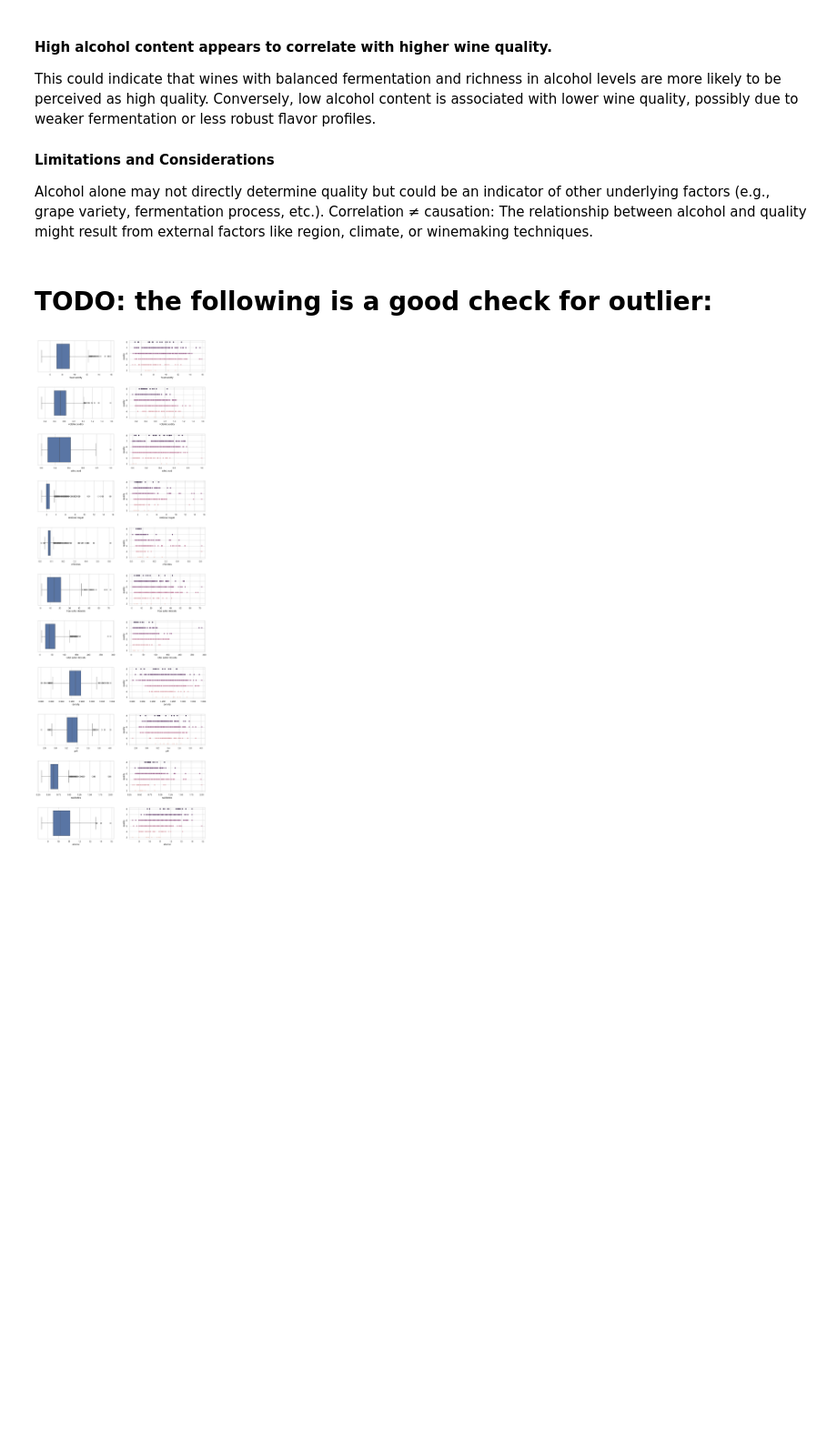
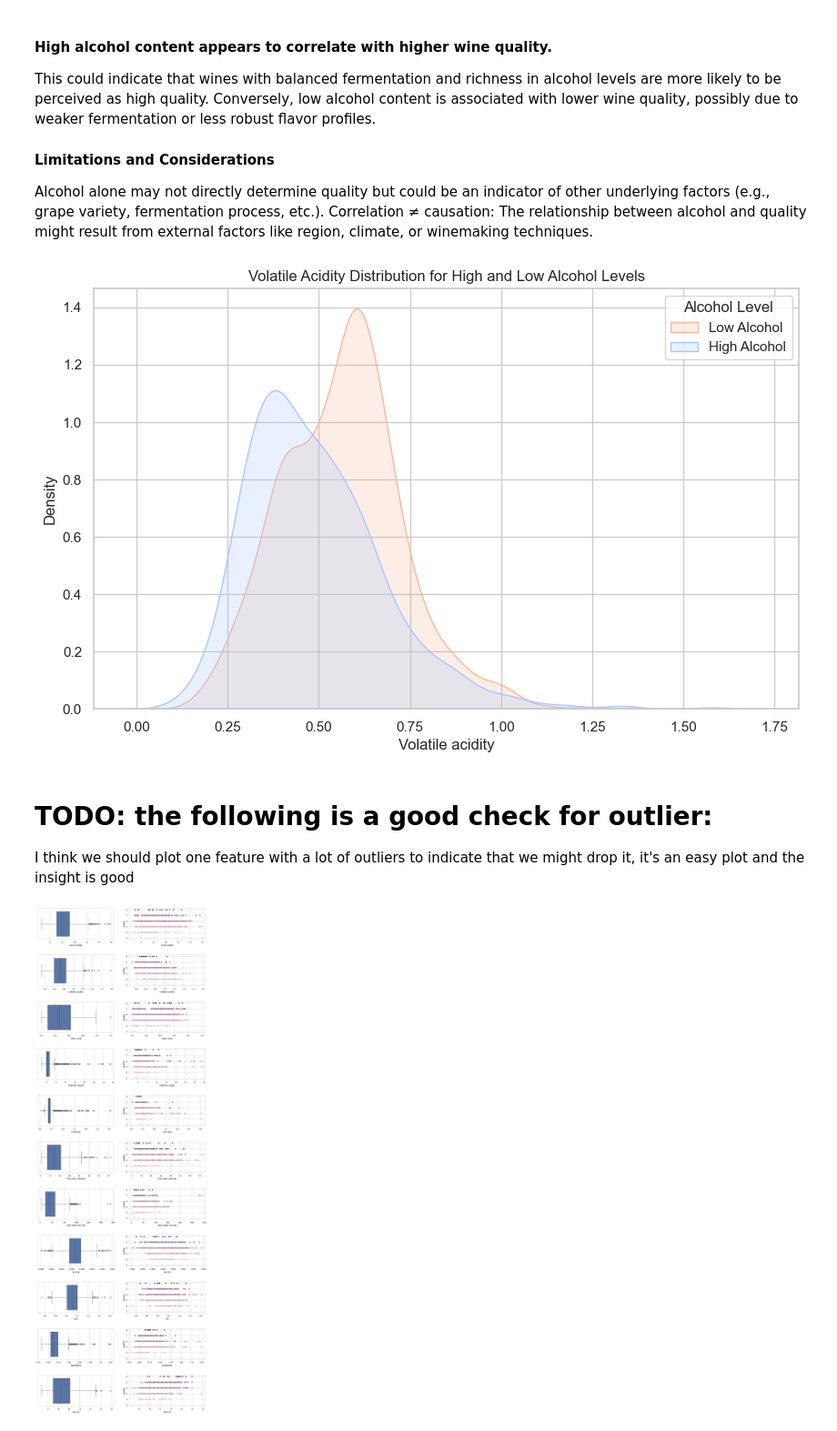
Before and after one commit to airbagdeer/tabular-ds-project, a Jupyter notebook: EX1.ipynb, the cells around one changed output. Shown at 91% size. Drawn from its saved outputs; the diff is of its cells as text; code cells hidden in the pictures; blank space fills up the shorter version.

Commit message:
Added another plot

```diff
--- a/EX1.ipynb
+++ b/EX1.ipynb
@@ -388,8 +388,22 @@ Conversely, low alcohol content is associated with lower wine quality, possibly
 #### Limitations and Considerations
 Alcohol alone may not directly determine quality but could be an indicator of other underlying factors (e.g., grape variety, fermentation process, etc.).
 Correlation ≠ causation: The relationship between alcohol and quality might result from external factors like region, climate, or winemaking techniques.
+# %%
+plt.figure(figsize=(10, 6))
+# tmp_dfr = dfr[dfr['alcohol'] < dfr['alcohol'].median()]
+sns.kdeplot(data=dfr, x='volatile acidity', hue=dfr['alcohol'] <= dfr['alcohol'].median(), fill=True, palette='coolwarm')
+plt.title('Volatile Acidity Distribution for High and Low Alcohol Levels')
+plt.xlabel('Volatile acidity')
+plt.ylabel('Density')
+plt.legend(['Low Alcohol', 'High Alcohol'], title='Alcohol Level')
+plt.show()
+# %% [output]
+[figure, added]
 # %% [markdown]
 # TODO: the following is a good check for outlier:
+
+I think we should plot one feature with a lot of outliers to indicate that we might drop it,
+it's an easy plot and the insight is good
 # %%
 fig, ax = plt.subplots(11, 2, figsize=(15, 45))
 plt.subplots_adjust(hspace = 0.5)
```
